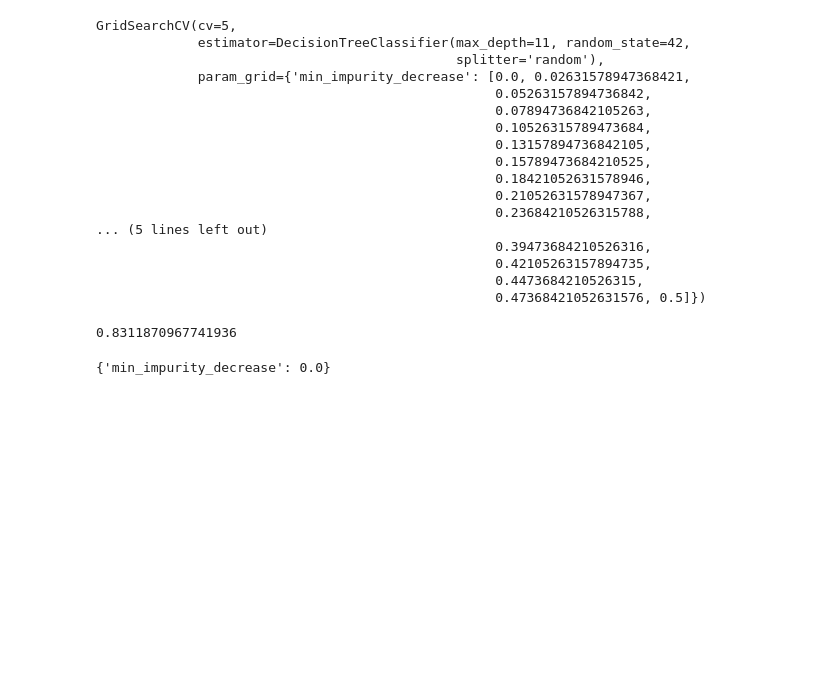
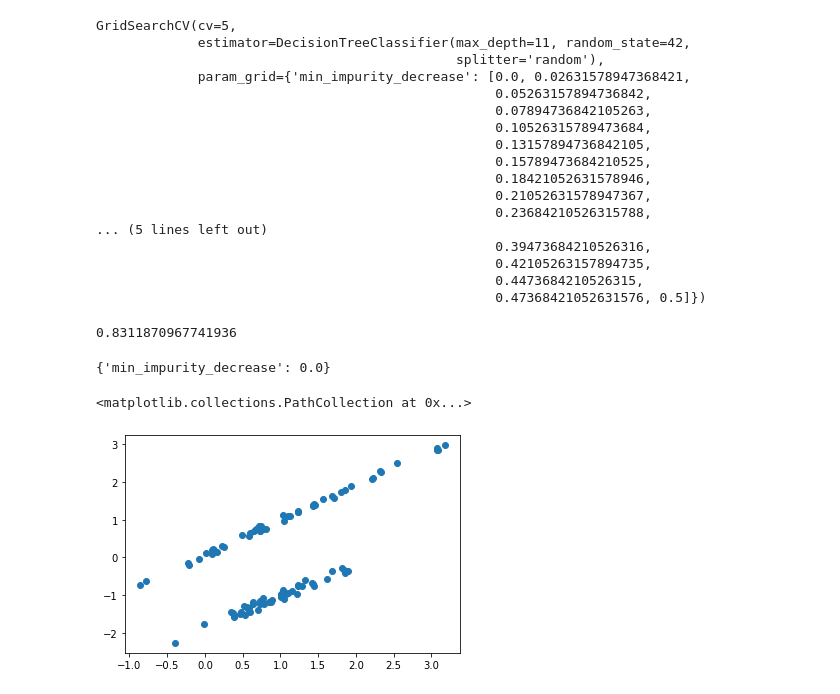
Before and after one commit to starJsm/learn-sklearn, a Jupyter notebook: DT/dt.ipynb, the cells around one changed output. Saved outputs shown, nothing was run; the diff lists cells and outputs as text; code cells hidden in the pictures; blank space fills up the shorter version.

Commit message:
add visualization

```diff
--- a/DT/dt.ipynb
+++ b/DT/dt.ipynb
@@ -313,0 +322,17 @@ GS.best_params_
+# %%
+# 生成二分型数据
+X, y = make_classification(n_samples=100
+                            ,n_features=2
+                            ,n_redundant=0
+                            ,n_informative=2
+                            ,random_state=42
+                            ,n_clusters_per_class=1)
+# rng = np.random.RandomState(42)
+# X += 2 * rng.uniform(size=X.shape)
+# linearly_separable = (X, y)
+# plt.scatter(X[:,0],X[:,1])
+# %%
+plt.scatter(X[:,0], X[:, 1])
+# %% [output]
+<matplotlib.collections.PathCollection at 0x...>
+[figure, added]
```
Also changed, not shown: parts of 9 cells of this notebook.
